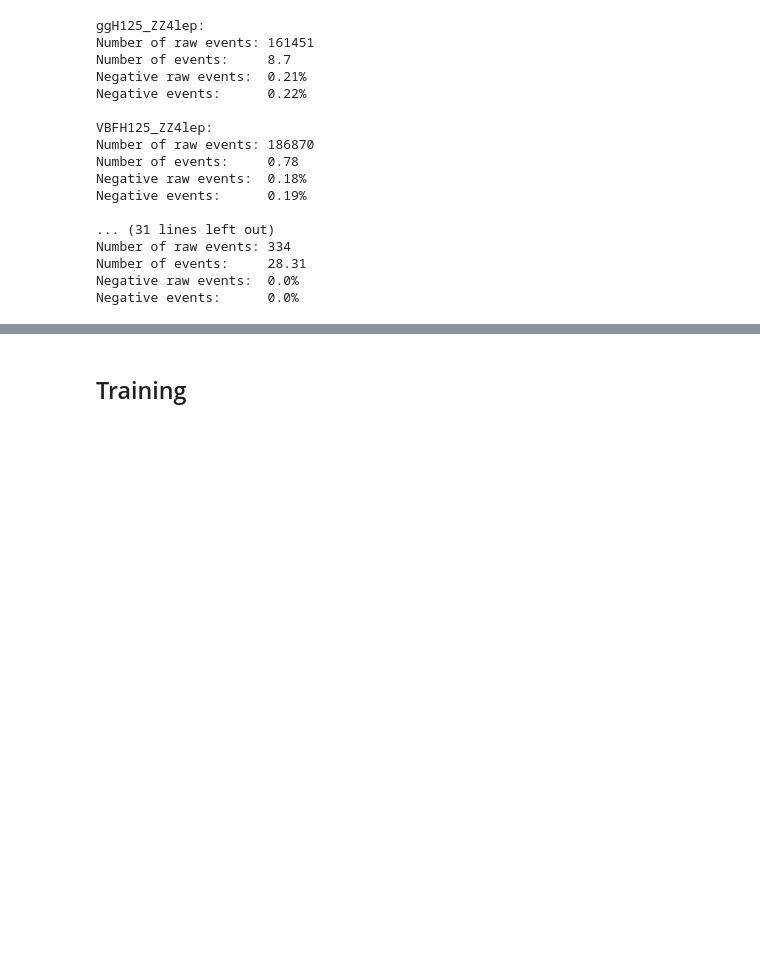
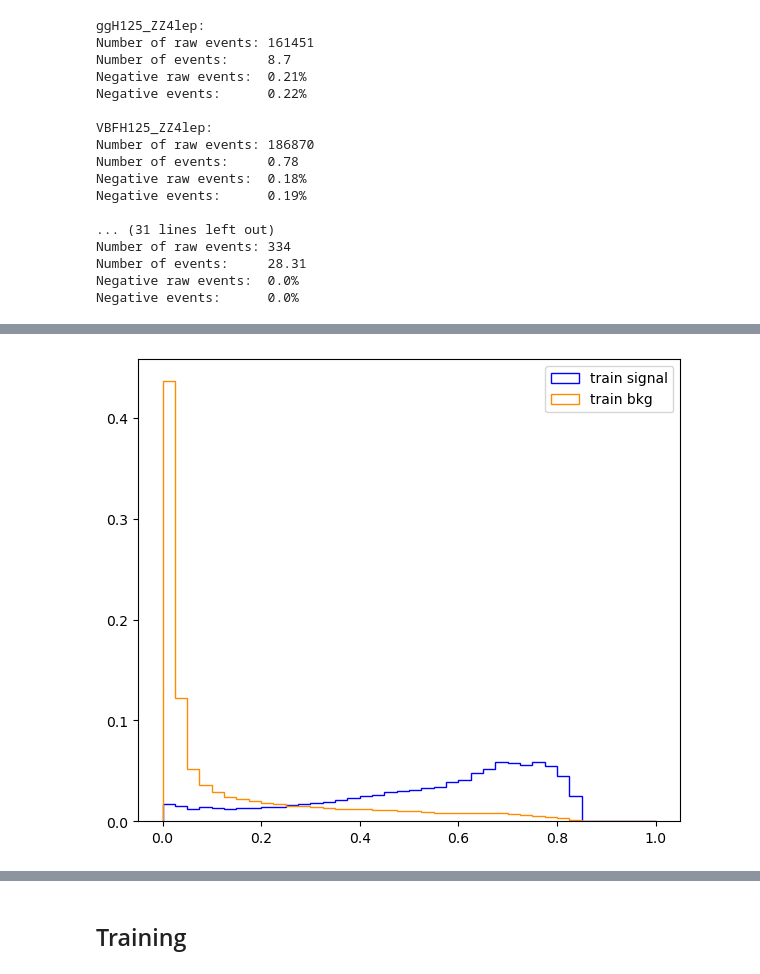
Before and after one commit to MaxStange1005/ATLAS-OpenData-Higgs-NeuralNetworks, a Jupyter notebook: machine_learning.ipynb, the cells around one changed output, grey strips where cells are left out. Drawn from its saved outputs; the diff is of its cells as text; code cells hidden in the pictures; blank space fills up the shorter version.

```diff
--- a/machine_learning.ipynb
+++ b/machine_learning.ipynb
@@ -212,0 +341,3 @@ Negative events:      0.0%
+# %%
+# Apply the model for all values
+prediction = model.predict(values)
@@ -212,0 +346,6 @@ Negative events:      0.0%
+# %%
+# Plot the model output
+common.plot_dnn_output(prediction, classification)
+_ = plt.show()
+# %% [output]
+[figure, added]
```
Also changed, not shown: parts of 90 cells of this notebook, 1 other file.
